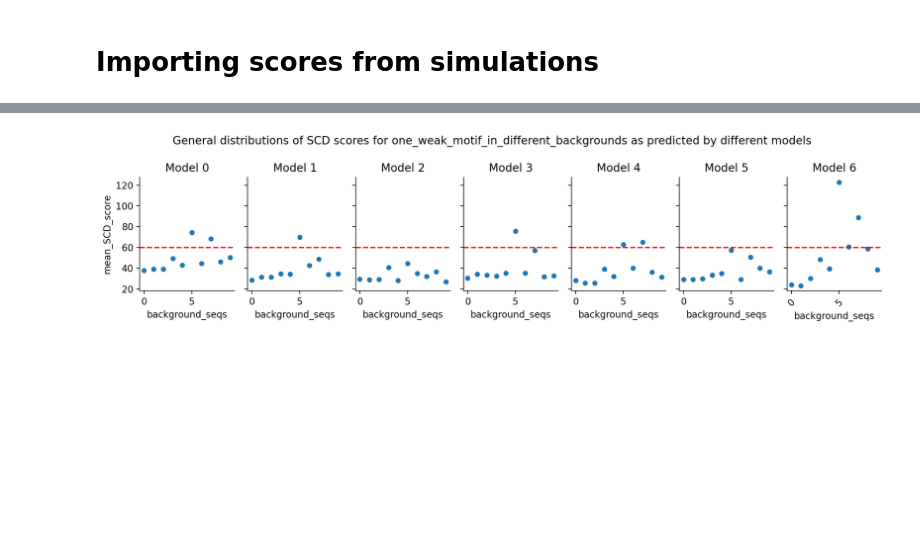
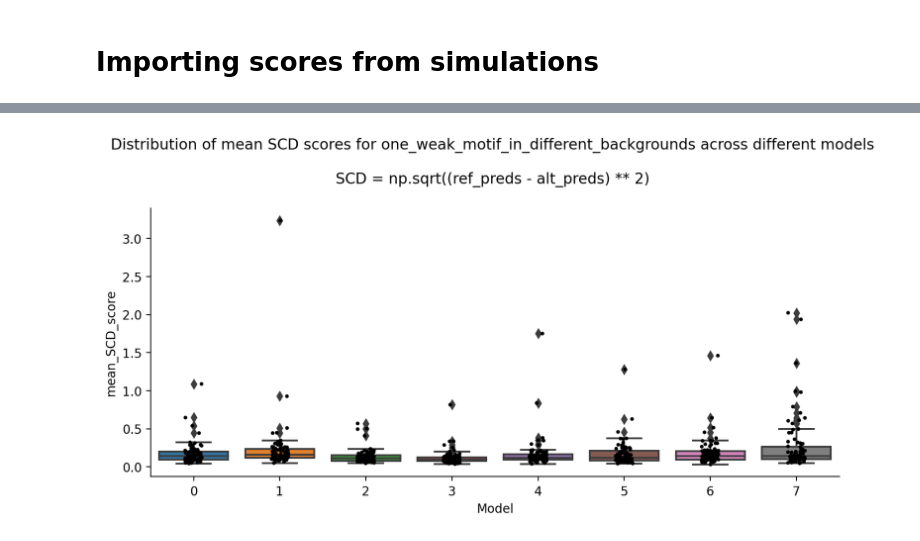
Before and after one commit to Fudenberg-Research-Group/akita_utils, a Jupyter notebook: bin/insert_experiments/analysis/CTCF_motif_in_different_backgrounds.ipynb, the cells around one changed output, grey strips where cells are left out. Saved outputs shown, nothing was run; the diff lists cells and outputs as text; code cells hidden in the pictures; blank space fills up the shorter version.

Commit message:
implemented new way of calculating scores SCD SSD INS

```diff
--- a/bin/insert_experiments/analysis/CTCF_motif_in_different_backgrounds.ipynb
+++ b/bin/insert_experiments/analysis/CTCF_motif_in_different_backgrounds.ipynb
@@ -51,7 +51,7 @@ def load_data(h5_dirs, scd_stats, models=[1]):
     # dfs = pd.concat(dfs)
     merged_df = dfs[0]
     for df in dfs[1:]:
-        merged_df = pd.merge(merged_df, df, on='background_seqs', how='inner')
+        merged_df = pd.merge(merged_df, df, on='background_seqs', how='inner', suffixes=('_left', '_right'))
 
     # dfs = merged_df
     # df_1 = dfs[0]
@@ -77,10 +77,10 @@ def load_data(h5_dirs, scd_stats, models=[1]):
     return merged_df.reset_index(drop=True)
 # %%
 one_strong_motif_in_different_backgrounds_h5_dirs = (
- "/scratch1/kamulege/insert_experiments/one_strong_motif_in_different_backgrounds_config_test_1/*/*/*.h5"
+ "/scratch1/kamulege/insert_experiments/one_strong_motif_in_different_backgrounds_config_test_x/*/*/*.h5"
 )
 one_weak_motif_in_different_backgrounds_h5_dirs = (
- "/scratch1/kamulege/insert_experiments/one_weak_motif_in_different_backgrounds_config_test/*/*/*.h5"
+ "/scratch1/kamulege/insert_experiments/one_weak_motif_in_different_backgrounds_config_test_x/*/*/*.h5"
 )
 two_strong_motif_in_different_backgrounds_h5_dirs = (
  "/scratch1/kamulege/insert_experiments/two_strong_motif_in_different_backgrounds/*.h5"
@@ -91,8 +91,8 @@ two_weak_motif_in_different_backgrounds_h5_dirs = (
 
 scd_stats = ["SCD"]
 
-one_strong_motif_in_different_backgrounds_df = load_data(one_strong_motif_in_different_backgrounds_h5_dirs, scd_stats, models=[0,1,2,3,4,5,6])
-one_weak_motif_in_different_backgrounds_df = load_data(one_weak_motif_in_different_backgrounds_h5_dirs, scd_stats, models=[0,1,2,3,4,5,6])
+one_strong_motif_in_different_backgrounds_df = load_data(one_strong_motif_in_different_backgrounds_h5_dirs, scd_stats=["SCD", "SSD"], models=[0,1,2,3,4,5,6,7])
+one_weak_motif_in_different_backgrounds_df = load_data(one_weak_motif_in_different_backgrounds_h5_dirs, scd_stats=["SCD", "SSD"], models=[0,1,2,3,4,5,6,7])
 two_strong_motif_in_different_backgrounds_df = load_data(two_strong_motif_in_different_backgrounds_h5_dirs, scd_stats, models=[0])
 two_weak_motif_in_different_backgrounds_df = load_data(two_weak_motif_in_different_backgrounds_h5_dirs, scd_stats, models=[0])
 
@@ -141,33 +126,51 @@ Index(['CTCF_1_genomic_SCD_x', 'CTCF_1_insert_x', 'SCD_h1_m1_t0',
 # %%
-# fig, ax = plt.subplots(figsize=(16, 5),dpi=200)
-# dataframe = one_strong_motif_in_different_backgrounds_df
-# sns.scatterplot(
-#     data=dataframe, y="mean_SCD_score", x='background_seqs',
-# )
-# sns.despine(top = True, right = True)
-# ax.axhline(y=60, color='r', linestyle='--')
-# # ax.set_ylim(20,70)
-# plt.title(f"General distributions of SCD scores for one_strong_motif_in_different_backgrounds *n={dataframe.shape[0]}*")
-# # plt.xticks(rotation=90)
-# plt.show()
+fig, ax = plt.subplots(figsize=(10, 4), dpi=200)
+
+data = [one_weak_motif_in_different_backgrounds_df[f"mean_SCD_score_m{i}"] for i in range(8)]
+
+sns.boxplot(
+    data=data,
+    ax=ax,
+)
+sns.stripplot(
+    data=data,
+    ax=ax,
+    jitter=True,
+    color='black',
+    size=3
+)
+
+sns.despine(top=True, right=True)
+
+ax.set_xlabel("Model")
+ax.set_ylabel("mean_SCD_score")
+
+plt.title("Distribution of mean SCD scores for one_weak_motif_in_different_backgrounds across different models \n \nSCD = np.sqrt((ref_preds - alt_preds) ** 2) \n ")
+plt.show()
 
 
-fig, axs = plt.subplots(1, 7, figsize=(12, 3), dpi=200, sharey=True)
+fig, ax = plt.subplots(figsize=(10, 4), dpi=200)
 
-for model, ax in zip([0, 1, 2, 3, 4, 5, 6], axs):
-    sns.scatterplot(
-        data=one_weak_motif_in_different_backgrounds_df,
-        x="background_seqs",
-        y=f"mean_SCD_score_m{model}",
-        ax=ax,
-    )
-    sns.despine(top=True, right=True, ax=ax)
-    ax.axhline(y=60, color="r", linestyle="--")
-    ax.set_title(f"Model {model}")
-    ax.set_ylabel("mean_SCD_score")
+data = [one_weak_motif_in_different_backgrounds_df[f"mean_SSD_score_m{i}"] for i in range(8)]
 
-plt.suptitle("General distributions of SCD scores for one_weak_motif_in_different_backgrounds as predicted by different models")
-plt.tight_layout()
+sns.violinplot(
+    data=data,
+    ax=ax,
+)
+sns.stripplot(
+    data=data,
+    ax=ax,
+    jitter=True,
+    color='black',
+    size=3
+)
+
+sns.despine(top=True, right=True)
+
+ax.set_xlabel("Model")
+ax.set_ylabel("mean_SSD_score")
+
+plt.title("Distribution of mean SSD scores for one_weak_motif_in_different_backgrounds across different models \n \nSSD = np.sqrt(alt_preds**2) - np.sqrt(ref_preds**2) \n ")
 plt.show()
 # %% [output]
-[figure, old version]
+[figure, new version]
```
Also changed, not shown: parts of 4 cells of this notebook, 5 other files.
